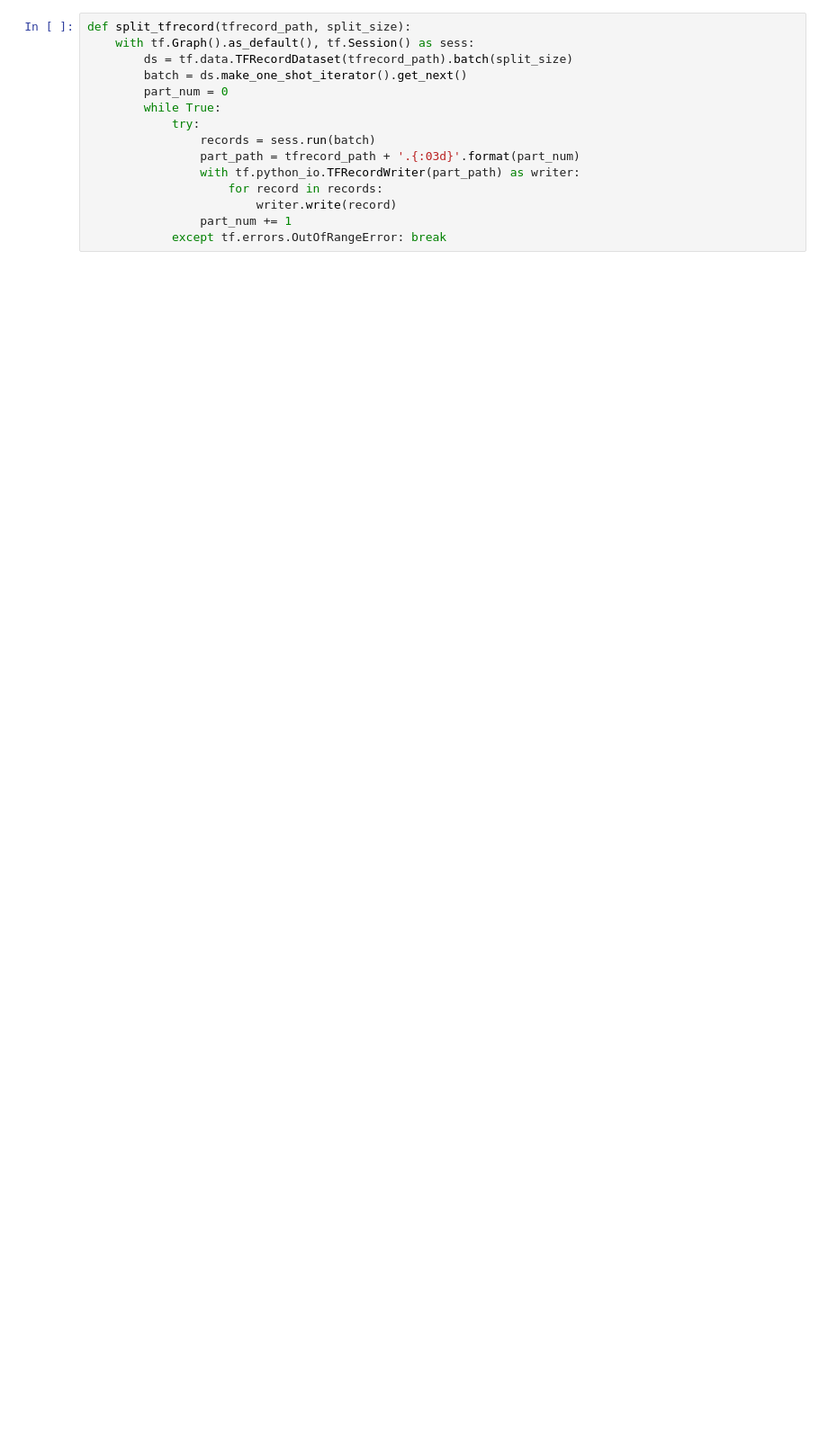
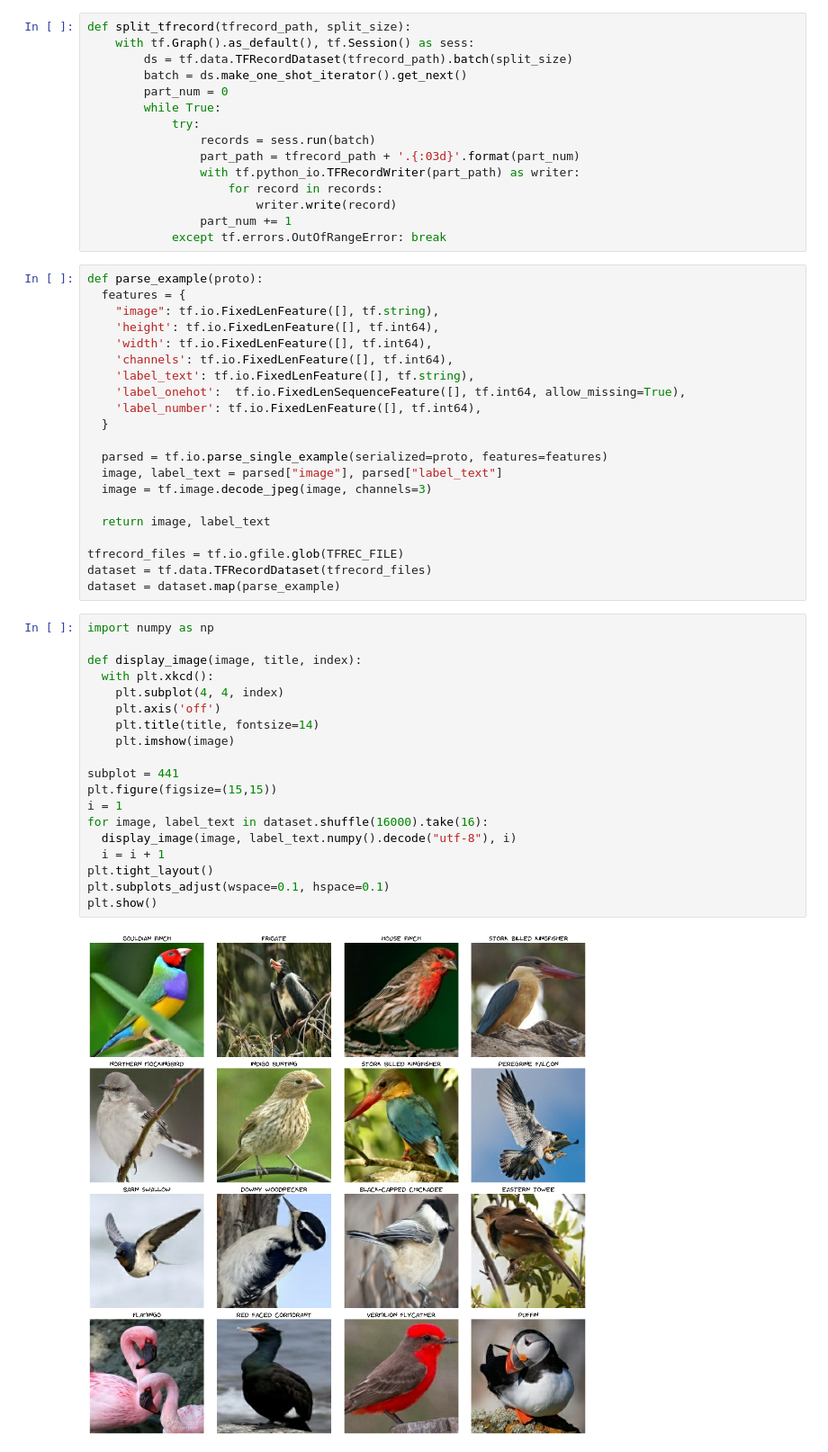
Before and after one commit to xarvel/DataScience, a Jupyter notebook: birds_tfrec_convert.ipynb, the cells around one changed output. Shown at 90% size. Saved outputs shown, nothing was run; the diff lists cells and outputs as text; blank space fills up the shorter version.

```diff
--- a/birds_tfrec_convert.ipynb
+++ b/birds_tfrec_convert.ipynb
@@ -108,3 +90,45 @@ def split_tfrecord(tfrecord_path, split_size):
                         writer.write(record)
                 part_num += 1
             except tf.errors.OutOfRangeError: break
+# %%
+def parse_example(proto):
+  features = {
+    "image": tf.io.FixedLenFeature([], tf.string),
+    'height': tf.io.FixedLenFeature([], tf.int64),
+    'width': tf.io.FixedLenFeature([], tf.int64),
+    'channels': tf.io.FixedLenFeature([], tf.int64),
+    'label_text': tf.io.FixedLenFeature([], tf.string),
+    'label_onehot':  tf.io.FixedLenSequenceFeature([], tf.int64, allow_missing=True),
+    'label_number': tf.io.FixedLenFeature([], tf.int64),
+  }
+
+  parsed = tf.io.parse_single_example(serialized=proto, features=features)
+  image, label_text = parsed["image"], parsed["label_text"]
+  image = tf.image.decode_jpeg(image, channels=3)
+
+  return image, label_text
+
+tfrecord_files = tf.io.gfile.glob(TFREC_FILE)
+dataset = tf.data.TFRecordDataset(tfrecord_files)
+dataset = dataset.map(parse_example)
+# %%
+import numpy as np
+
+def display_image(image, title, index):
+  with plt.xkcd():
+    plt.subplot(4, 4, index)
+    plt.axis('off')
+    plt.title(title, fontsize=14)
+    plt.imshow(image)
+
+subplot = 441
+plt.figure(figsize=(15,15))
+i = 1
+for image, label_text in dataset.shuffle(16000).take(16):
+  display_image(image, label_text.numpy().decode("utf-8"), i)
+  i = i + 1
+plt.tight_layout()
+plt.subplots_adjust(wspace=0.1, hspace=0.1)
+plt.show()
+# %% [output]
+[figure, added]
```
Also changed, not shown: parts of 5 cells of this notebook.
